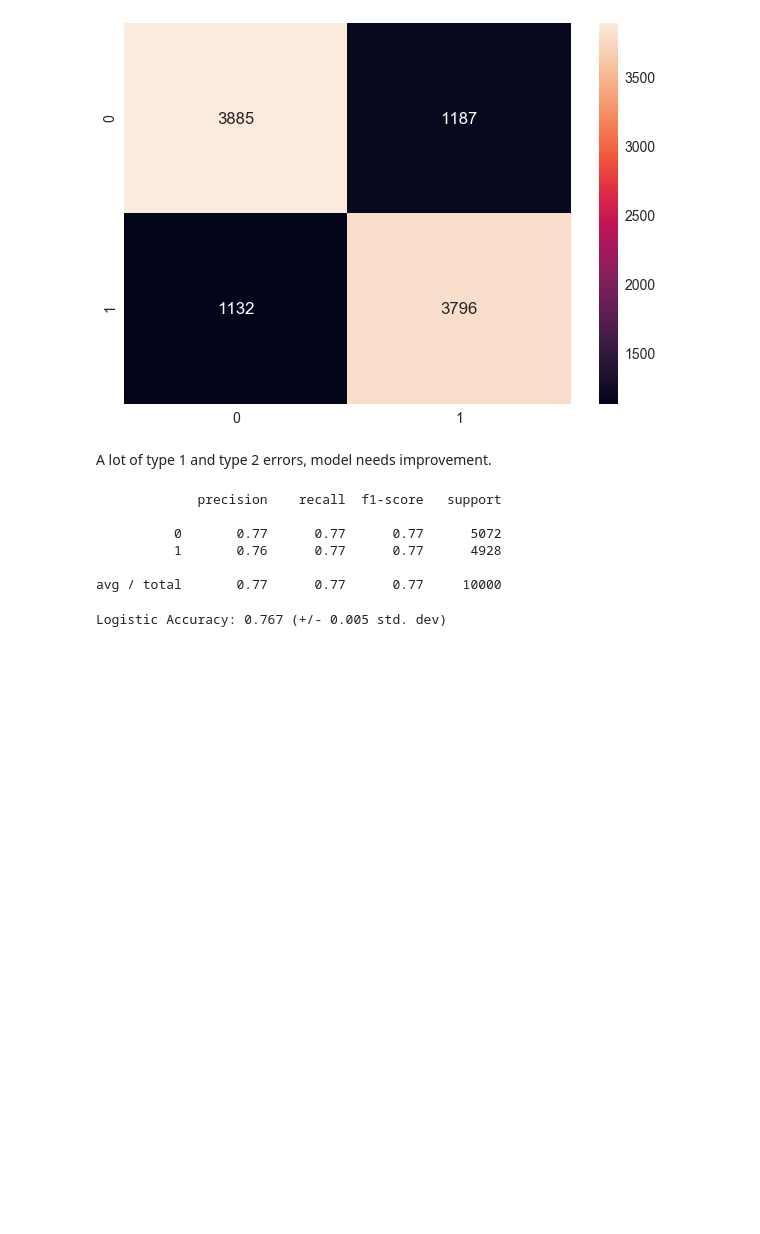
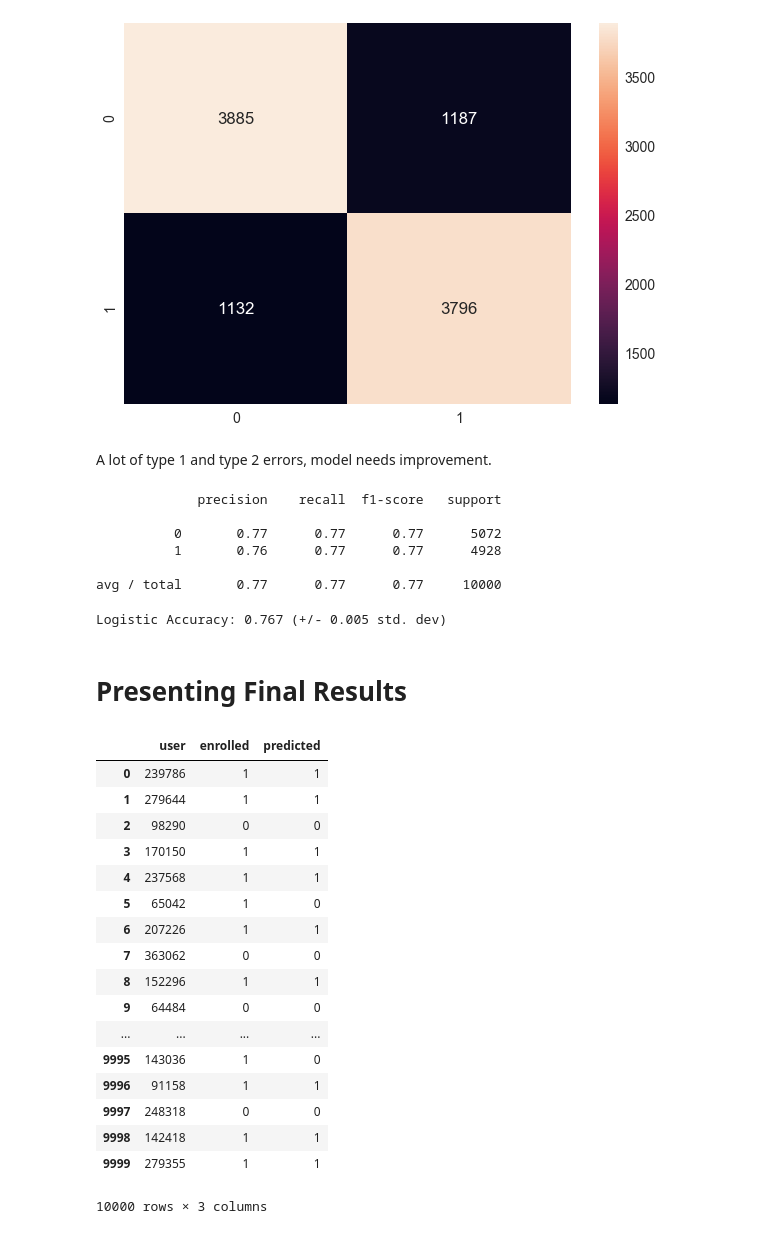
Before and after one commit to Manasab-y/app-behavior-analysis, a Jupyter notebook: EDA and Modelling.ipynb, the cells around one changed output. Saved outputs shown, nothing was run; the diff lists cells and outputs as text; code cells hidden in the pictures; blank space fills up the shorter version.

Commit message:
presented results

```diff
--- a/EDA and Modelling.ipynb
+++ b/EDA and Modelling.ipynb
@@ -534,3 +534,32 @@ acc = cross_val_score(clf, X_train_scaled, y_train, cv=10)
 print("Logistic Accuracy: {:0.3f} (+/- {:0.3f} std. dev)".format(acc.mean(), acc.std()))
 # %% [output]
 Logistic Accuracy: 0.767 (+/- 0.005 std. dev)
+# %% [markdown]
+# Presenting Final Results
+# %%
+final_results = pd.concat([y_test, test_identifier], axis=1).dropna()
+# %%
+final_results['predicted'] = y_pred
+# %%
+final_results = final_results[['user', 'enrolled', 'predicted']].reset_index(drop=True)
+# %%
+final_results
+# %% [output]
+|  | user | enrolled | predicted |
+| 0 | 239786 | 1 | 1 |
+| 1 | 279644 | 1 | 1 |
+| 2 | 98290 | 0 | 0 |
+| 3 | 170150 | 1 | 1 |
+| 4 | 237568 | 1 | 1 |
+| 5 | 65042 | 1 | 0 |
+| 6 | 207226 | 1 | 1 |
+| 7 | 363062 | 0 | 0 |
+| 8 | 152296 | 1 | 1 |
+| 9 | 64484 | 0 | 0 |
+| ... | ... | ... | ... |
+| 9995 | 143036 | 1 | 0 |
+| 9996 | 91158 | 1 | 1 |
+| 9997 | 248318 | 0 | 0 |
+| 9998 | 142418 | 1 | 1 |
+| 9999 | 279355 | 1 | 1 |
+10000 rows × 3 columns
```
Also changed, not shown: parts of 1 cell of this notebook.
